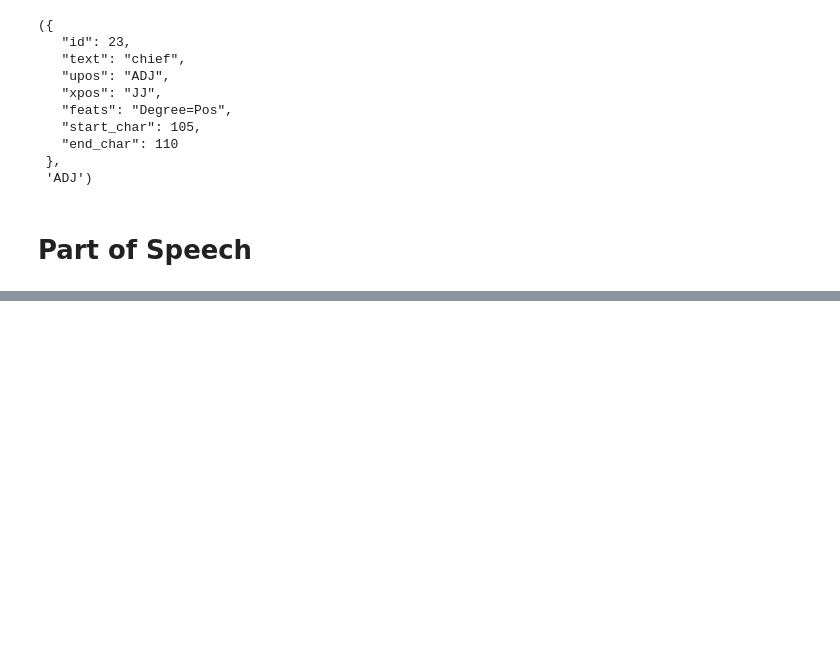
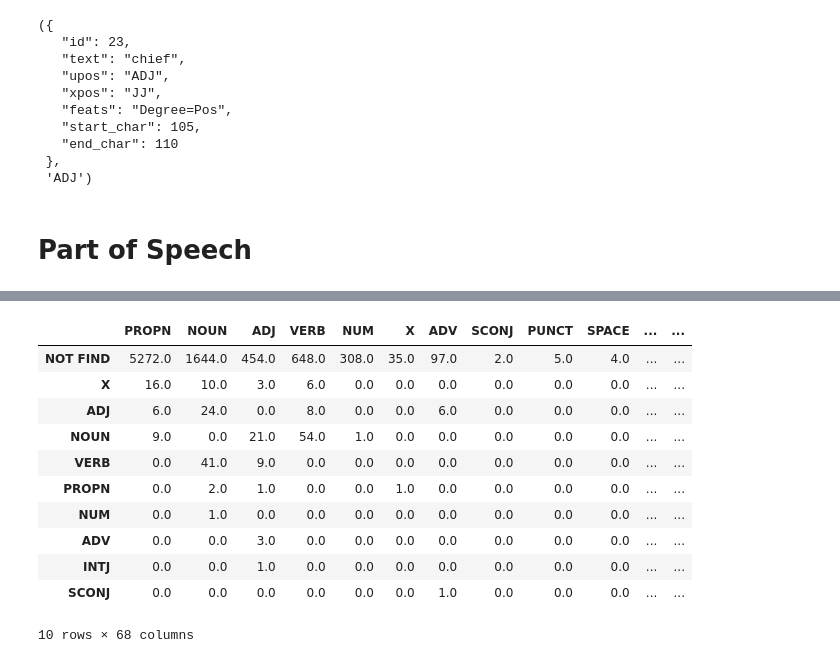
Before and after one commit to edgolyakova/DataScienceProj, a Jupyter notebook: Part 2.ipynb, the cells around one changed output, grey strips where cells are left out. Saved outputs shown, nothing was run; the diff lists cells and outputs as text; code cells hidden in the pictures; blank space fills up the shorter version.

```diff
--- a/Part 2.ipynb
+++ b/Part 2.ipynb
@@ -595,0 +677,17 @@ shared_sent_tokens['chief']['Stanza'][0], shared_sent_tokens['chief']['Stanza'][
+# %%
+for i in df_spacy_to_stanza.columns:
+    df_spacy_to_stanza[i+'%'] = df_spacy_to_stanza[i]/df_spacy_to_stanza[i].sum()
+df_spacy_to_stanza
+# %% [output]
+|  | PROPN | NOUN | ADJ | VERB | NUM | X | ADV | SCONJ | PUNCT | SPACE | ... | ... |
+| NOT FIND | 5272.0 | 1644.0 | 454.0 | 648.0 | 308.0 | 35.0 | 97.0 | 2.0 | 5.0 | 4.0 | ... | ... |
+| X | 16.0 | 10.0 | 3.0 | 6.0 | 0.0 | 0.0 | 0.0 | 0.0 | 0.0 | 0.0 | ... | ... |
+| ADJ | 6.0 | 24.0 | 0.0 | 8.0 | 0.0 | 0.0 | 6.0 | 0.0 | 0.0 | 0.0 | ... | ... |
+| NOUN | 9.0 | 0.0 | 21.0 | 54.0 | 1.0 | 0.0 | 0.0 | 0.0 | 0.0 | 0.0 | ... | ... |
+| VERB | 0.0 | 41.0 | 9.0 | 0.0 | 0.0 | 0.0 | 0.0 | 0.0 | 0.0 | 0.0 | ... | ... |
+| PROPN | 0.0 | 2.0 | 1.0 | 0.0 | 0.0 | 1.0 | 0.0 | 0.0 | 0.0 | 0.0 | ... | ... |
+| NUM | 0.0 | 1.0 | 0.0 | 0.0 | 0.0 | 0.0 | 0.0 | 0.0 | 0.0 | 0.0 | ... | ... |
+| ADV | 0.0 | 0.0 | 3.0 | 0.0 | 0.0 | 0.0 | 0.0 | 0.0 | 0.0 | 0.0 | ... | ... |
+| INTJ | 0.0 | 0.0 | 1.0 | 0.0 | 0.0 | 0.0 | 0.0 | 0.0 | 0.0 | 0.0 | ... | ... |
+| SCONJ | 0.0 | 0.0 | 0.0 | 0.0 | 0.0 | 0.0 | 1.0 | 0.0 | 0.0 | 0.0 | ... | ... |
+10 rows × 68 columns
```
Also changed, not shown: parts of 12 cells of this notebook.
